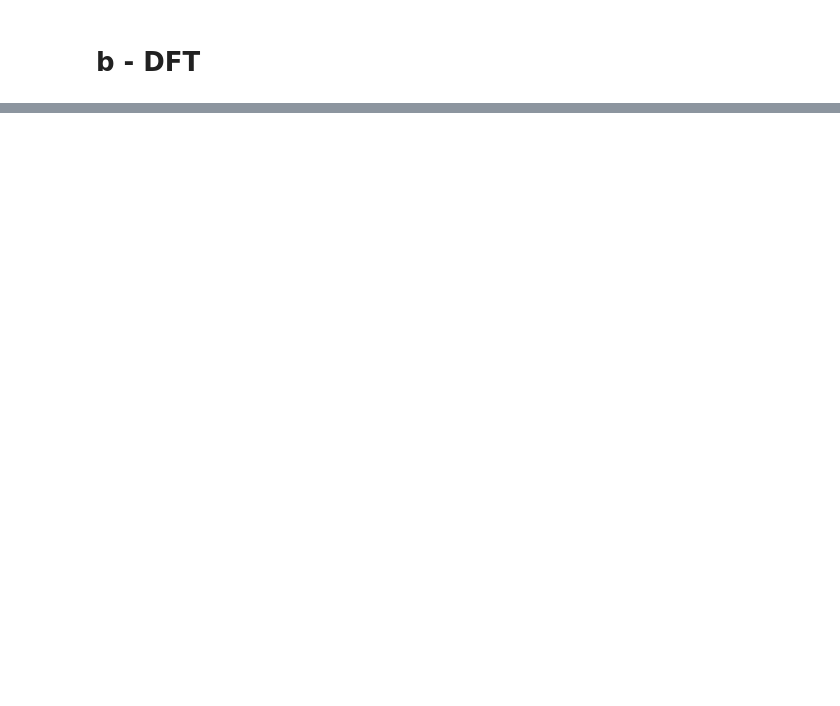
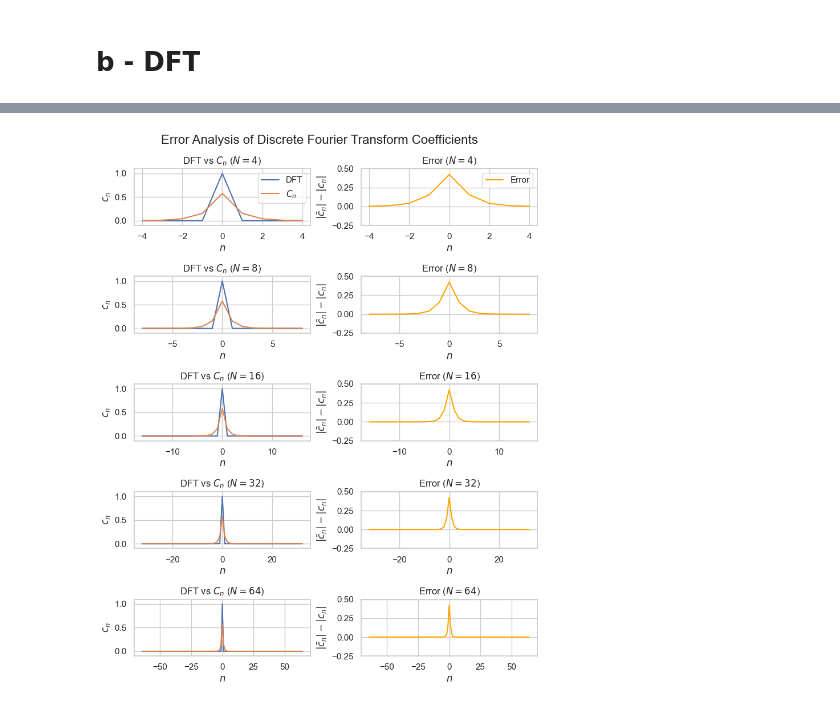
Before and after one commit to JeppeKlitgaard/02689-Advanced-Numerical-Methods, a Jupyter notebook: assignment_1/jk_1_fourier.ipynb, the cells around one changed output, grey strips where cells are left out. Drawn from its saved outputs; the diff is of its cells as text; code cells hidden in the pictures; blank space fills up the shorter version.

```diff
--- a/assignment_1/jk_1_fourier.ipynb
+++ b/assignment_1/jk_1_fourier.ipynb
@@ -102,0 +103,37 @@ for N in Ns:
+# %%
+import numpy as np
+import matplotlib.pyplot as plt
+
+Ns = [4, 8, 16, 32, 64]
+
+fig, axes = plt.subplots(len(Ns), 2, figsize=(8, 2 * len(Ns)))
+
+for idx, N in enumerate(Ns):
+    dft_components = np.fft.fftshift(np.fft.fft(y_exact, n=2*N + 1, norm="forward"))
+    n_range = np.arange(-N, N + 1)
+    Cn_components = list(map(C_n, n_range))
+
+    errors = np.abs(dft_components - Cn_components)
+
+    ax1, ax2 = axes[idx]
+    ax1.plot(n_range, np.abs(dft_components), label="DFT")
+    ax1.plot(n_range, np.abs(Cn_components), label="$C_n$")
+    ax1.set_title(f"DFT vs $C_n$ ($N={N}$)")
+    ax1.set_xlabel("$n$")
+    ax1.set_ylabel("$c_n$")
+    ax1.set_ylim(-0.1, 1.1)
+
+    ax2.plot(n_range, errors, label="Error", color="orange")
+    ax2.set_title(f"Error ($N={N}$)")
+    ax2.set_xlabel("$n$")
+    ax2.set_ylabel("$|\\tilde{c}_n| - |c_n|$")
+    ax2.set_ylim(-0.25, 0.5)
+
+    if idx == 0:
+        ax1.legend()
+        ax2.legend()
+plt.suptitle("Error Analysis of Discrete Fourier Transform Coefficients", fontsize=16)
+plt.tight_layout()
+plt.savefig("report/output/1b_fourier_dft_error_analysis.png", dpi=600)
+# %% [output]
+[figure, added]
```
Also changed, not shown: parts of 4 cells of this notebook, 2 other files.
